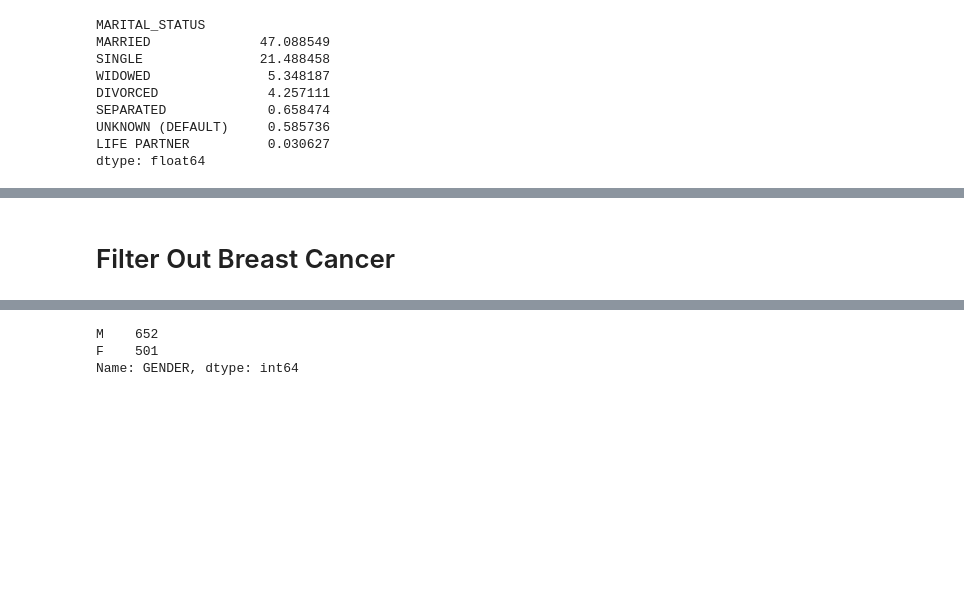
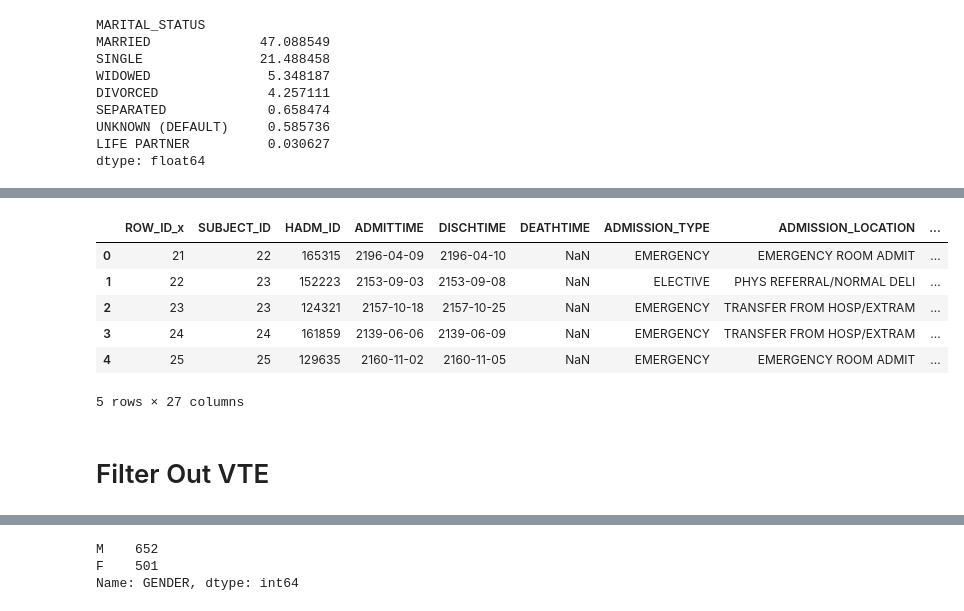
Before and after one commit to JessieZ-1204/MIMIC-III-VTE---Project, a Jupyter notebook: Breast Cancer Research.ipynb, the cells around one changed output, grey strips where cells are left out. Cells and saved outputs as stored; diff of their text form; code cells hidden in the pictures; blank space fills up the shorter version.

```diff
--- a/Breast Cancer Research.ipynb
+++ b/Breast Cancer Research.ipynb
@@ -397,5 +414,22 @@ dtype: float64
+# %%
+adm_age['ADMITTIME'] = pd.to_datetime(adm_age['ADMITTIME']).dt.date
+adm_age['DISCHTIME'] = pd.to_datetime(adm_age['DISCHTIME']).dt.date
+
+adm_age['DOB'] = pd.to_datetime(adm_age['DOB']).dt.date
+
+adm_age['AGE'] = (adm_age['ADMITTIME']-adm_age['DOB']).apply(lambda x: int(x.days/365))
+# %%
+adm_age.head()
+# %% [output]
+|  | ROW_ID_x | SUBJECT_ID | HADM_ID | ADMITTIME | DISCHTIME | DEATHTIME | ADMISSION_TYPE | ADMISSION_LOCATION | ... |
+| 0 | 21 | 22 | 165315 | 2196-04-09 | 2196-04-10 | NaN | EMERGENCY | EMERGENCY ROOM ADMIT | ... |
+| 1 | 22 | 23 | 152223 | 2153-09-03 | 2153-09-08 | NaN | ELECTIVE | PHYS REFERRAL/NORMAL DELI | ... |
+| 2 | 23 | 23 | 124321 | 2157-10-18 | 2157-10-25 | NaN | EMERGENCY | TRANSFER FROM HOSP/EXTRAM | ... |
+| 3 | 24 | 24 | 161859 | 2139-06-06 | 2139-06-09 | NaN | EMERGENCY | TRANSFER FROM HOSP/EXTRAM | ... |
+| 4 | 25 | 25 | 129635 | 2160-11-02 | 2160-11-05 | NaN | EMERGENCY | EMERGENCY ROOM ADMIT | ... |
+5 rows × 27 columns
 # %% [markdown]
-# Filter Out Breast Cancer
+# Filter Out VTE
 # %%
 lista = ['4511', '4512', '45181', '4534', '4535', '45183', '45184', '45189', '45372', '45373', '45374', '45375', '45376', '45377', '45382', '45383', '45384', '45385', '45386', '45387', '4510', '4519', '4520', '4530', '4530', '4531', '4532', '4533', '45379', '4538', '45389', '4539']
 df_vte = df_dia_icd.loc[df_dia_icd['ICD9_CODE'].isin(lista)]
```
Also changed, not shown: parts of 47 cells of this notebook.
